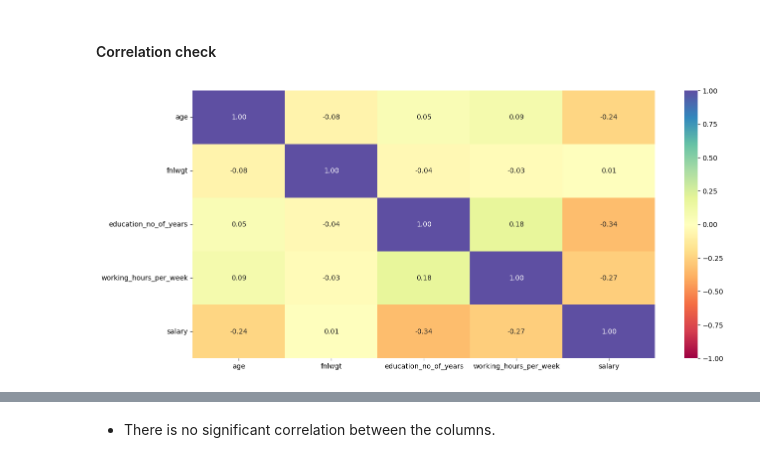
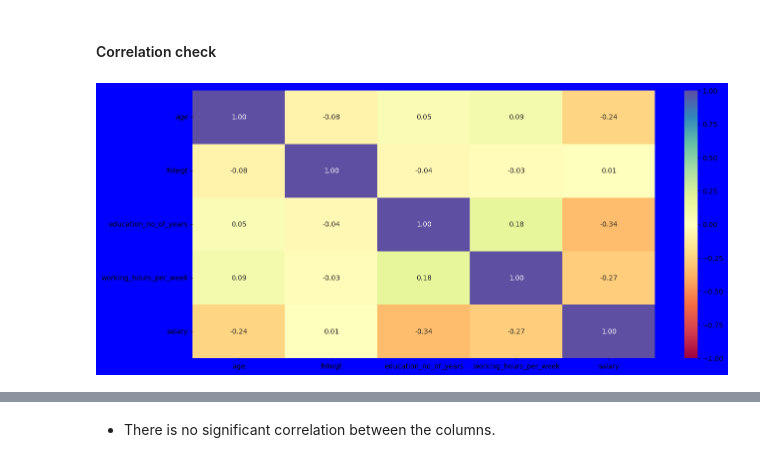
Before and after one commit to CoderSales/machine-learning-classification, a Jupyter notebook: IncomeGroupClassification_CaseStudy_DSBA_V2-v2.ipynb, the cells around one changed output, grey strips where cells are left out. Saved outputs shown, nothing was run; the diff lists cells and outputs as text; code cells hidden in the pictures.

Commit message:
Fix chart frame color
sns set style
pd crosstab
plt show unnecessary

```diff
--- a/IncomeGroupClassification_CaseStudy_DSBA_V2-v2.ipynb
+++ b/IncomeGroupClassification_CaseStudy_DSBA_V2-v2.ipynb
@@ -825,11 +899,11 @@ labeled_barplot(df, "salary", perc=True)
 # %% [markdown]
 #### Correlation check
 # %%
-plt.figure(figsize=(15, 7))
+plt.figure(figsize=(15, 7), facecolor='blue')
 sns.heatmap(df.corr(), annot=True, vmin=-1, vmax=1, fmt=".2f", cmap="Spectral")
 plt.show()
 # %% [output]
-[figure, old version]
+[figure, new version]
 [interactive output not drawn]
 # %% [markdown]
 * There is no significant correlation between the columns.
```
Also changed, not shown: parts of 11 cells of this notebook.
